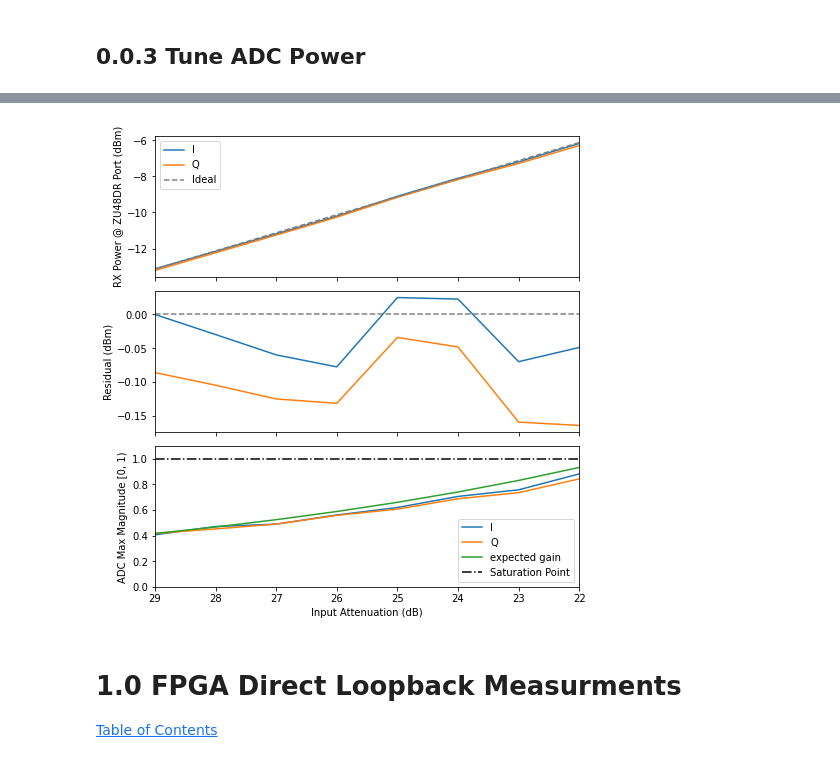
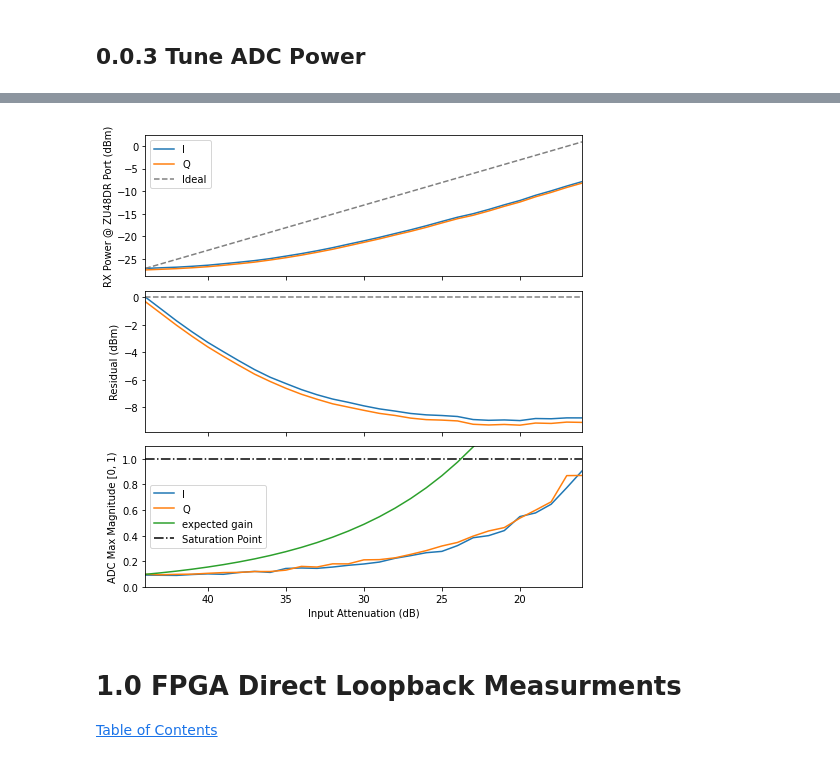
Before and after one commit to MazinLab/MKIDGen3, a Jupyter notebook: notebooks/G3_Paper_Data_Figures.ipynb, the cells around one changed output, grey strips where cells are left out. Drawn from its saved outputs; the diff is of its cells as text; code cells hidden in the pictures.

```diff
--- a/notebooks/G3_Paper_Data_Figures.ipynb
+++ b/notebooks/G3_Paper_Data_Figures.ipynb
@@ -68,6 +71,6 @@ IFStatus: Unpowered, boot 151. LO gen3 fractional mode, full calibration. PLL lo
 # Adjust IF Attn
 ifb = IFBoard()
 ifb.power_on()
-ifb.set_attens(output_attens=0, input_attens=23)
+ifb.set_attens(output_attens=55, input_attens=30)
 print(ifb.status())
 # %% [output]
@@ -91,8 +94,8 @@ mkidgen3.plotting.adc_test_plot(adc_capture_data, timerange, fftrange, fftzoom)
 # %%
-plot_comp_sat(ol, ifb, output_atten=0, input_range=(30, 22), figsize=(7, 7))
+plot_comp_sat(ol, ifb, output_atten=45, input_range=(45, 16), figsize=(7, 7))
 None
 # %% [output]
-[figure, old version]
+[figure, new version]
 # %% [markdown]
 # 1.0 FPGA Direct Loopback Measurments  <a class="anchor" id="fpga"></a>
 [Table of Contents](#table)
```
Also changed, not shown: parts of 21 cells of this notebook.
